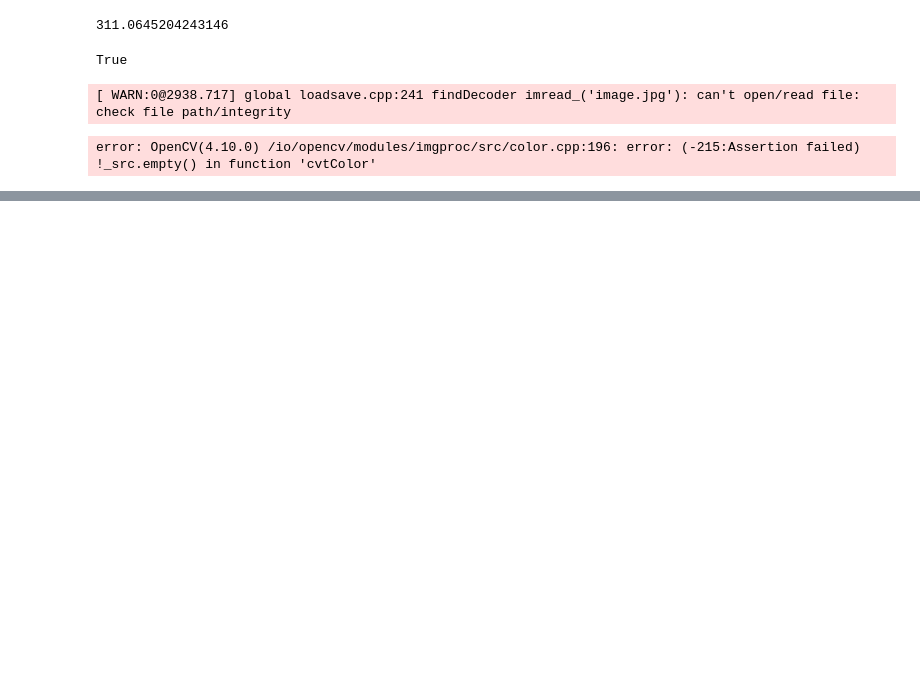
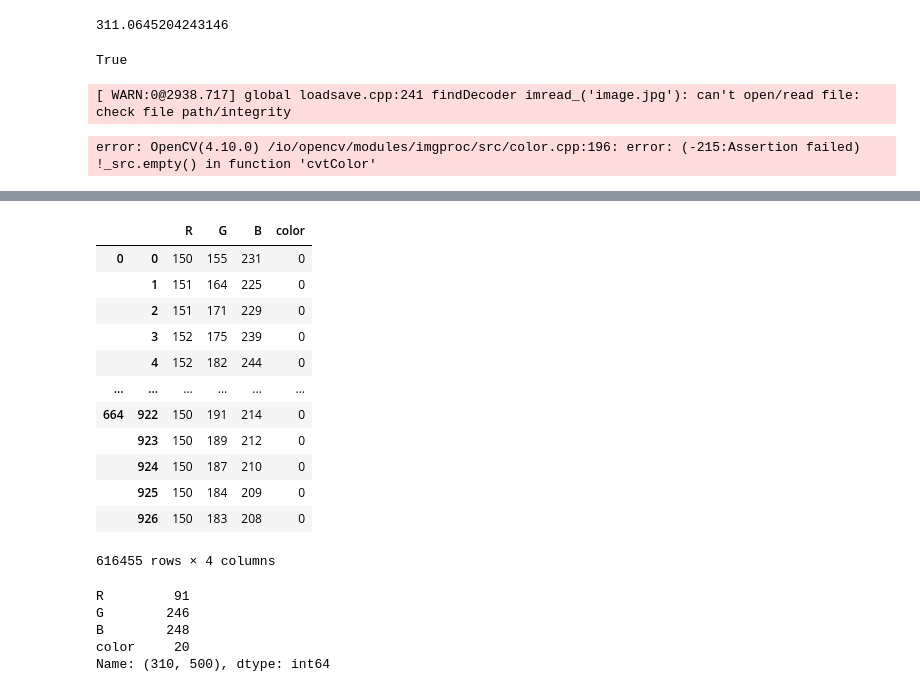
Before and after one commit to egor00777/BlackGold, a Jupyter notebook: neft.ipynb, the cells around one changed output, grey strips where cells are left out. Saved outputs shown, nothing was run; the diff lists cells and outputs as text; code cells hidden in the pictures; blank space fills up the shorter version.

```diff
--- a/neft.ipynb
+++ b/neft.ipynb
@@ -67,0 +199,39 @@ error: OpenCV(4.10.0) /io/opencv/modules/imgproc/src/color.cpp:196: error: (-215
+# %%
+df = pd.DataFrame([list(l) for l in hsv]).stack().apply(pd.Series)
+df.index.name = 'st'
+df.columns = list('RGB')
+# %%
+def f(row):
+  if row['R']>140: return 0
+  elif row['R']>100 : return 10
+  elif row['R']>80 : return 20
+
+  elif row['R']>35 : return 30
+
+  elif row['R']>20 : return 40
+  else: return 50
+# %%
+df['color']= df.apply (f, axis=1)
+df
+# %% [output]
+|  |  | R | G | B | color |
+| 0 | 0 | 150 | 155 | 231 | 0 |
+|  | 1 | 151 | 164 | 225 | 0 |
+|  | 2 | 151 | 171 | 229 | 0 |
+|  | 3 | 152 | 175 | 239 | 0 |
+|  | 4 | 152 | 182 | 244 | 0 |
+| ... | ... | ... | ... | ... | ... |
+| 664 | 922 | 150 | 191 | 214 | 0 |
+|  | 923 | 150 | 189 | 212 | 0 |
+|  | 924 | 150 | 187 | 210 | 0 |
+|  | 925 | 150 | 184 | 209 | 0 |
+|  | 926 | 150 | 183 | 208 | 0 |
+616455 rows × 4 columns
+# %%
+df.loc[310,500]
+# %% [output]
+R         91
+G        246
+B        248
+color     20
+Name: (310, 500), dtype: int64
```
Also changed, not shown: parts of 26 cells of this notebook, 5 other files.
